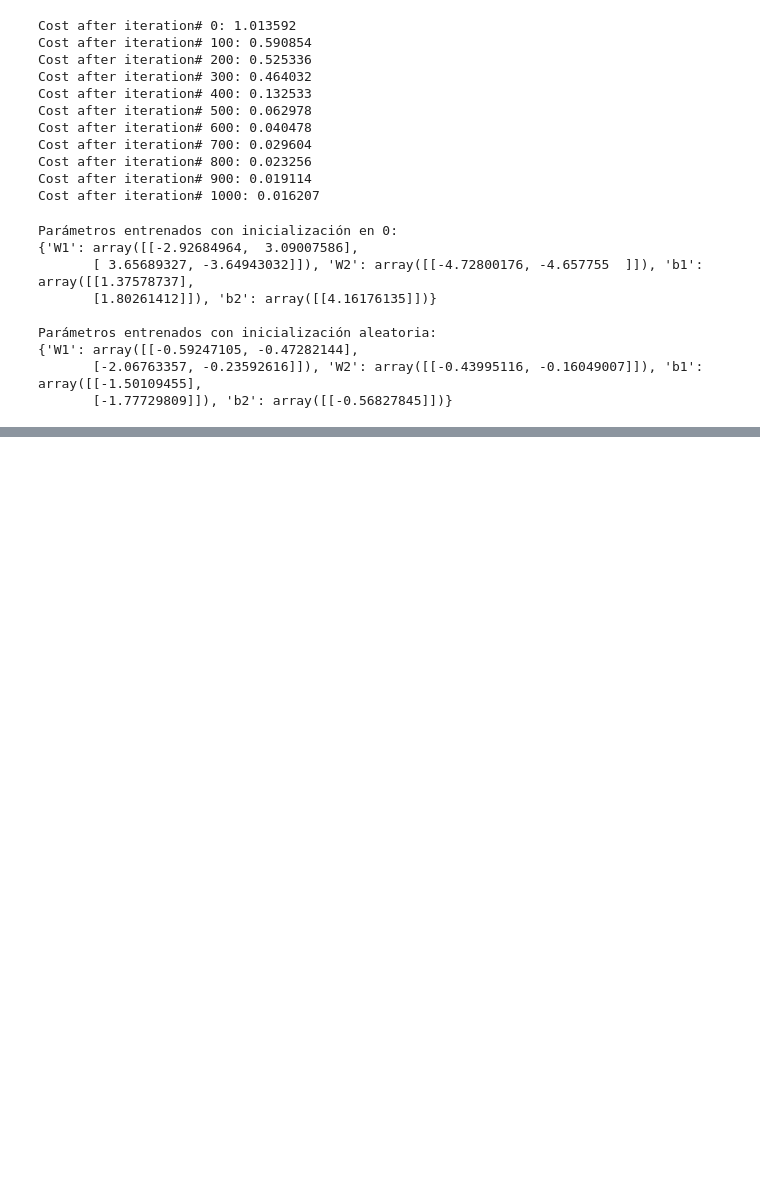
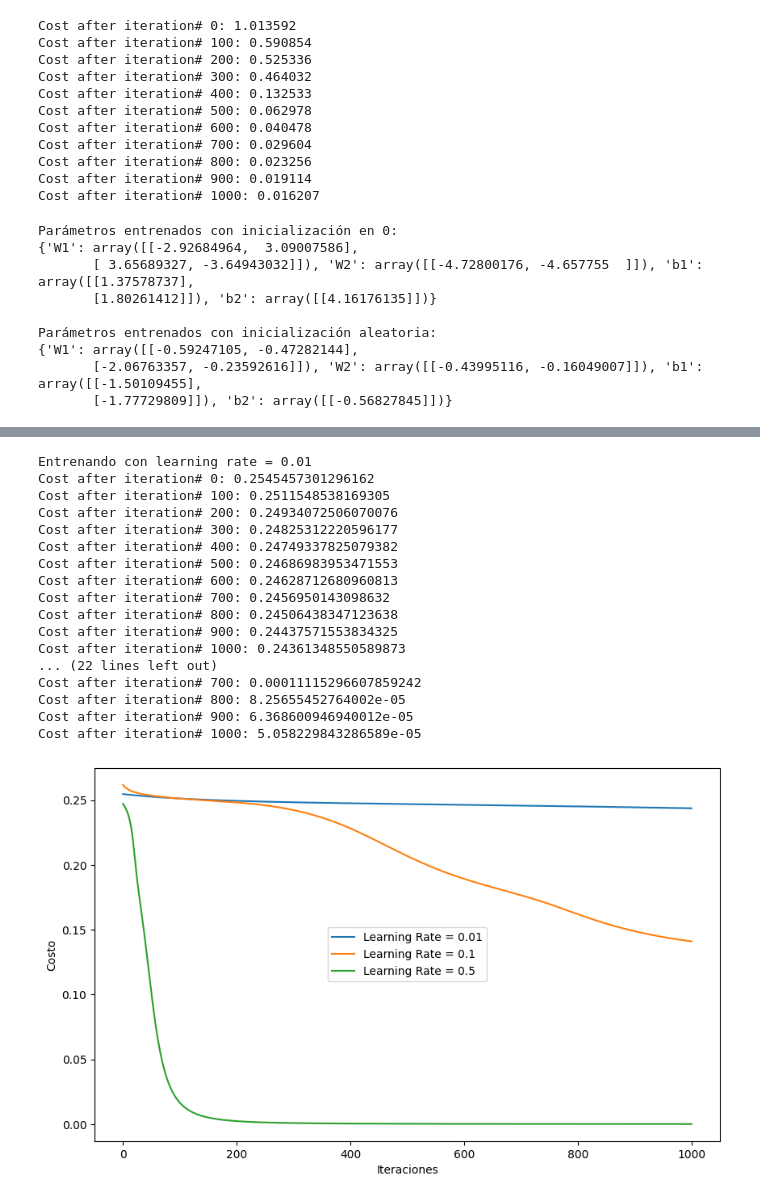
Before and after one commit to GarciaAlegria/Laboratorio1_DeepL, a Jupyter notebook: NNsimple-1.ipynb, the cells around one changed output, grey strips where cells are left out. Cells and saved outputs as stored; diff of their text form; code cells hidden in the pictures; blank space fills up the shorter version.

```diff
--- a/NNsimple-1.ipynb
+++ b/NNsimple-1.ipynb
@@ -46,6 +46,13 @@ def loss_function(A2, Y):
     cost = np.squeeze(cost)
 
     return cost
+# %%
+def loss_function_mse(A2, Y):
+    m = Y.shape[1]  # Número de ejemplos
+    diff = A2 - Y  # Diferencia entre predicciones y valores reales
+    squared_diff = np.square(diff)  # Eleva al cuadrado cada diferencia
+    mse = np.mean(squared_diff)  # Calcula el promedio de los valores al cuadrado
+    return mse
 # %%
 def backward_prop(X, Y, cache, parameters):
     A1 = cache["A1"]
@@ -274,0 +282,37 @@ Cost after iteration# 1000: 0.007873023698179387
+# %%
+# Definir diferentes learning rates
+learning_rates = [0.01, 0.1, 0.5]
+costs_dict = {}
+
+for lr in learning_rates:
+    print(f"\nEntrenando con learning rate = {lr}")
+    _, costs = model_with_cost_tracking(X, Y, n_x, n_h, n_y, num_of_iters, lr, loss_function_mse)
+    costs_dict[lr] = costs
+
+# Graficar costos
+plt.figure(figsize=(10, 6))
+for lr in learning_rates:
+    plt.plot(costs_dict[lr], label=f'Learning Rate = {lr}')
+plt.xlabel('Iteraciones')
+plt.ylabel('Costo')
+plt.legend()
+plt.show()
+# %% [output]
+Entrenando con learning rate = 0.01
+Cost after iteration# 0: 0.2545457301296162
+Cost after iteration# 100: 0.2511548538169305
+Cost after iteration# 200: 0.24934072506070076
+Cost after iteration# 300: 0.24825312220596177
+Cost after iteration# 400: 0.24749337825079382
+Cost after iteration# 500: 0.24686983953471553
+Cost after iteration# 600: 0.24628712680960813
+Cost after iteration# 700: 0.2456950143098632
+Cost after iteration# 800: 0.24506438347123638
+Cost after iteration# 900: 0.24437571553834325
+Cost after iteration# 1000: 0.24361348550589873
+... (22 lines left out)
+Cost after iteration# 700: 0.00011115296607859242
+Cost after iteration# 800: 8.25655452764002e-05
+Cost after iteration# 900: 6.368600946940012e-05
+Cost after iteration# 1000: 5.058229843286589e-05
+[figure, added]
```
Also changed, not shown: parts of 2 cells of this notebook.
